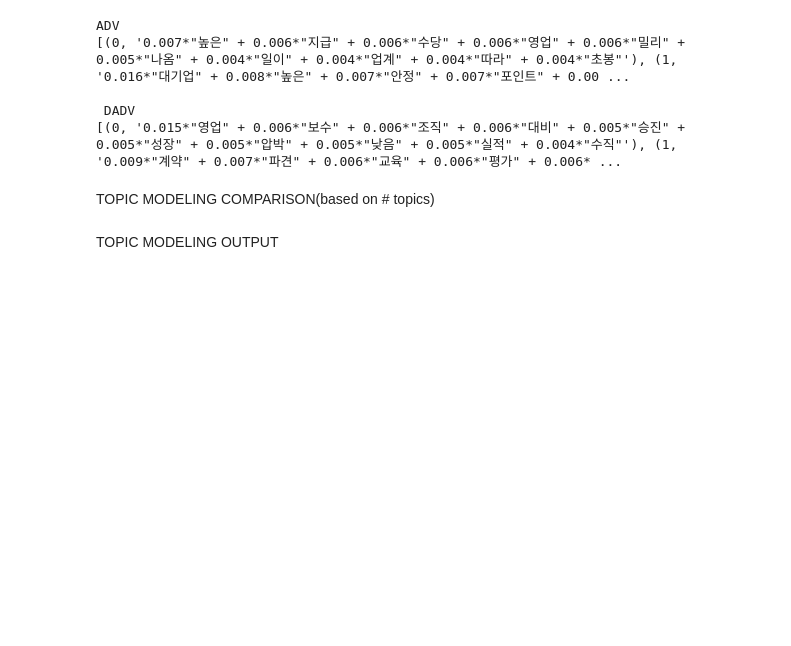
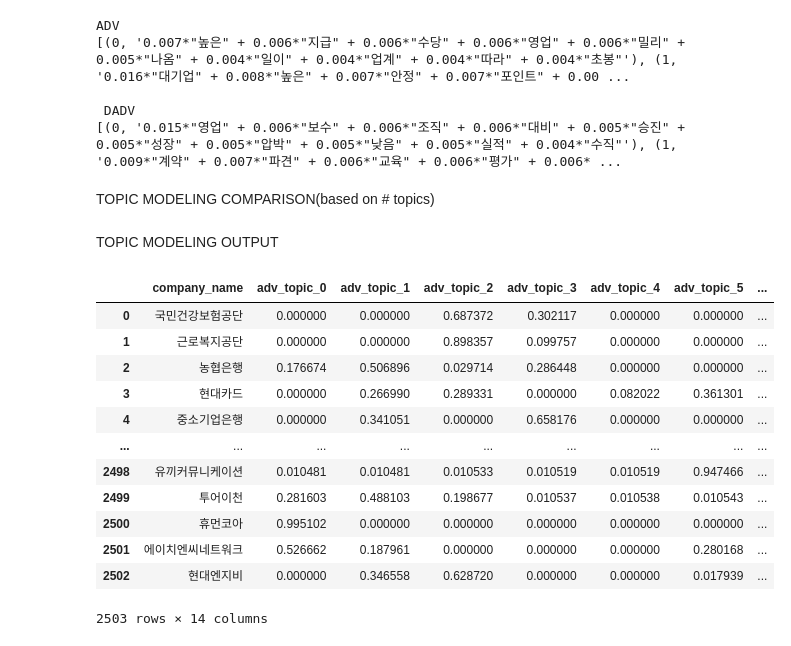
Before and after one commit to Sue-HyeongLee/SCAICO_turnover_rate, a Jupyter notebook: topic_modeling_gensim.ipynb, the cells around one changed output. Cells and saved outputs as stored; diff of their text form; code cells hidden in the pictures; blank space fills up the shorter version.

```diff
--- a/topic_modeling_gensim.ipynb
+++ b/topic_modeling_gensim.ipynb
@@ -151,0 +152,22 @@ output_df_dadv.to_csv('dadv_topic_modeling.csv')
+# %%
+adv_cols = ['company_name']+['adv_topic_'+str(i) for i in range(len(output_df_adv.columns)-1)]
+dadv_cols = ['company_name']+['dadv_topic_'+str(i) for i in range(len(output_df_dadv.columns)-1)]
+output_df_adv.columns = adv_cols
+output_df_dadv.columns = dadv_cols
+# %%
+output_df = output_df_adv.merge(output_df_dadv,left_on = 'company_name', right_on = 'company_name')
+output_df
+# %% [output]
+|  | company_name | adv_topic_0 | adv_topic_1 | adv_topic_2 | adv_topic_3 | adv_topic_4 | adv_topic_5 | ... |
+| 0 | 국민건강보험공단 | 0.000000 | 0.000000 | 0.687372 | 0.302117 | 0.000000 | 0.000000 | ... |
+| 1 | 근로복지공단 | 0.000000 | 0.000000 | 0.898357 | 0.099757 | 0.000000 | 0.000000 | ... |
+| 2 | 농협은행 | 0.176674 | 0.506896 | 0.029714 | 0.286448 | 0.000000 | 0.000000 | ... |
+| 3 | 현대카드 | 0.000000 | 0.266990 | 0.289331 | 0.000000 | 0.082022 | 0.361301 | ... |
+| 4 | 중소기업은행 | 0.000000 | 0.341051 | 0.000000 | 0.658176 | 0.000000 | 0.000000 | ... |
+| ... | ... | ... | ... | ... | ... | ... | ... | ... |
+| 2498 | 유끼커뮤니케이션 | 0.010481 | 0.010481 | 0.010533 | 0.010519 | 0.010519 | 0.947466 | ... |
+| 2499 | 투어이천 | 0.281603 | 0.488103 | 0.198677 | 0.010537 | 0.010538 | 0.010543 | ... |
+| 2500 | 휴먼코아 | 0.995102 | 0.000000 | 0.000000 | 0.000000 | 0.000000 | 0.000000 | ... |
+| 2501 | 에이치엔씨네트워크 | 0.526662 | 0.187961 | 0.000000 | 0.000000 | 0.000000 | 0.280168 | ... |
+| 2502 | 현대엔지비 | 0.000000 | 0.346558 | 0.628720 | 0.000000 | 0.000000 | 0.017939 | ... |
+2503 rows × 14 columns
```
Also changed, not shown: parts of 5 cells of this notebook, 13 other files.
